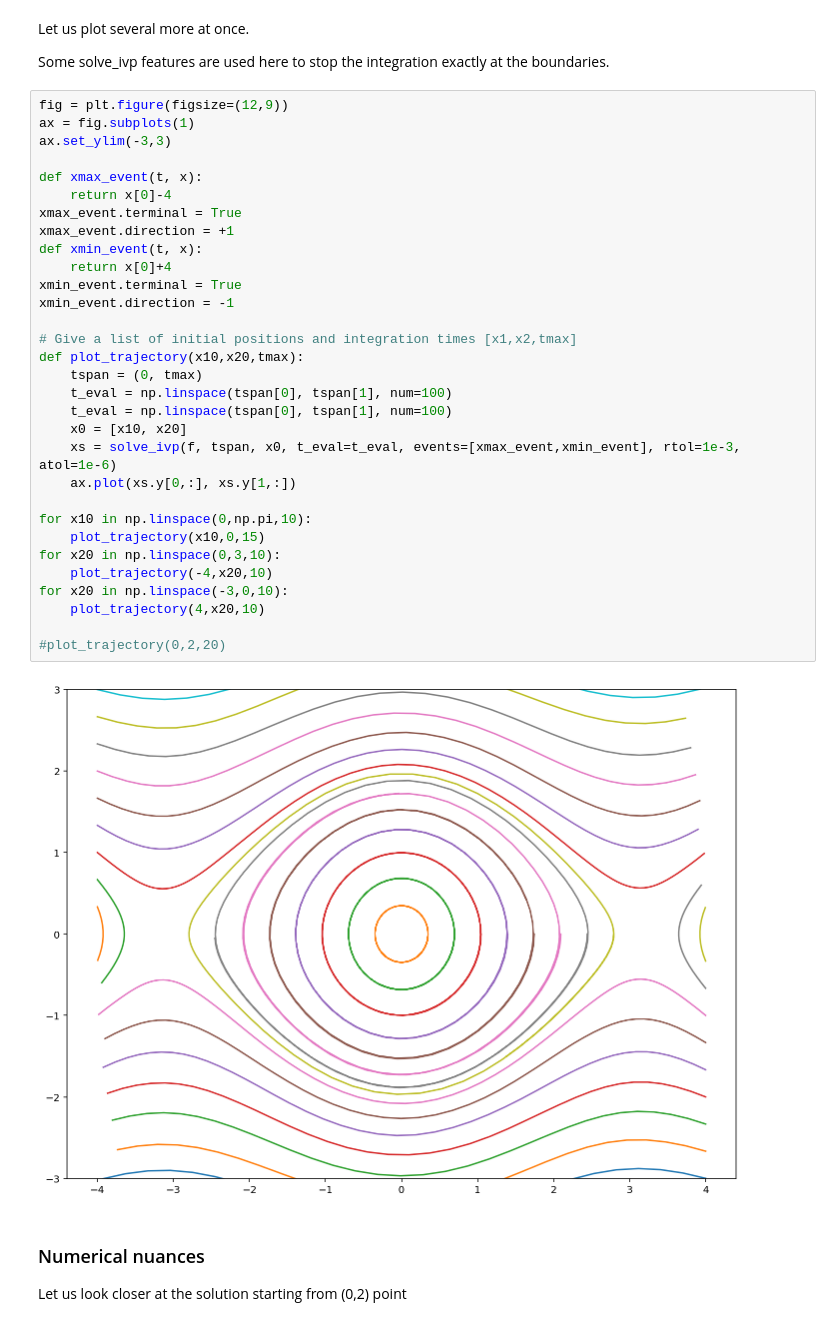
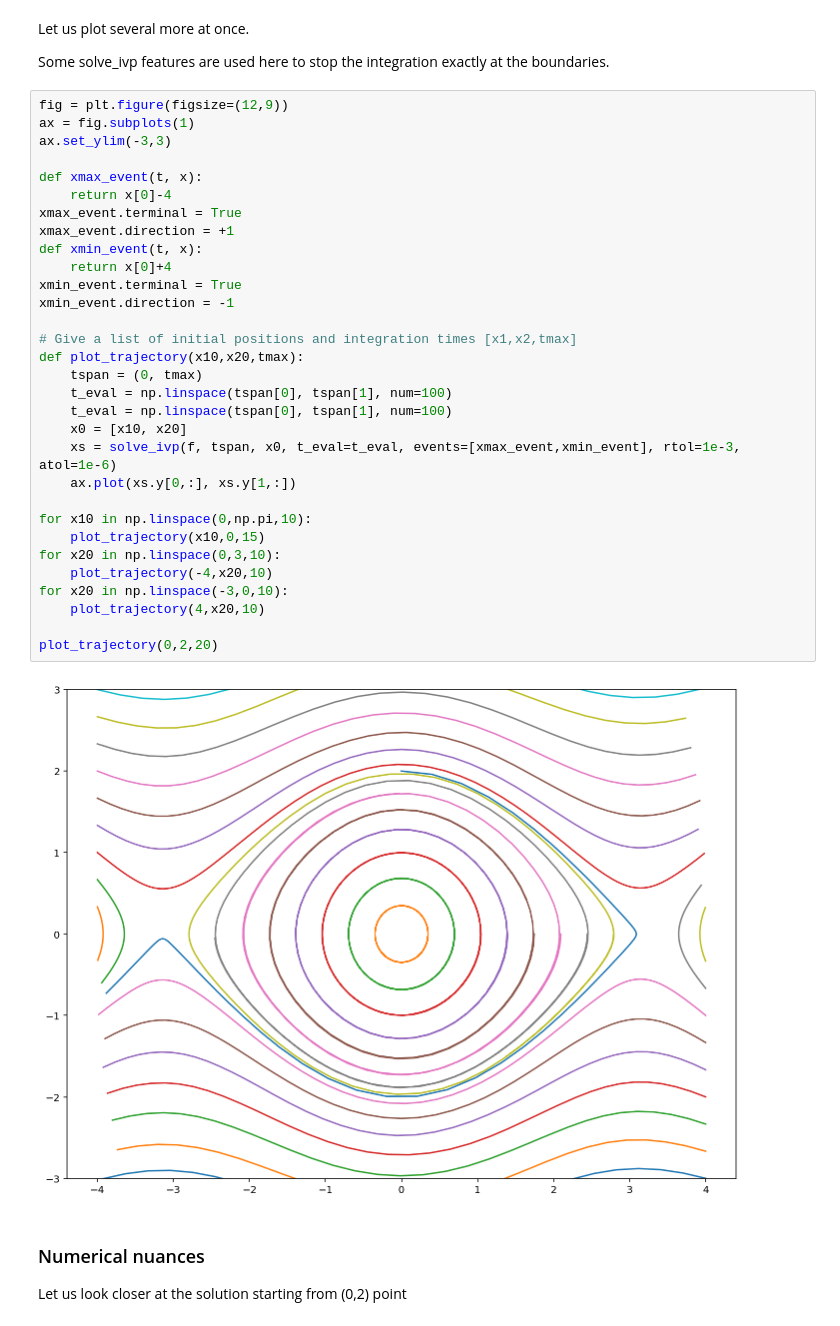
Before and after one commit to fedxa/PHYS30471, a Jupyter notebook: ODE_2D_pendulum.ipynb, the cells around one changed output. Drawn from its saved outputs; the diff is of its cells as text.

```diff
--- a/ODE_2D_pendulum.ipynb
+++ b/ODE_2D_pendulum.ipynb
@@ -162,35 +160,35 @@ Some solve_ivp features are used here to stop the integration exactly at the bou
 fig = plt.figure(figsize=(12,9))
 ax = fig.subplots(1)
 ax.set_ylim(-3,3)
 
 def xmax_event(t, x):
     return x[0]-4
 xmax_event.terminal = True
 xmax_event.direction = +1
 def xmin_event(t, x):
     return x[0]+4
 xmin_event.terminal = True
 xmin_event.direction = -1
 
 # Give a list of initial positions and integration times [x1,x2,tmax]
 def plot_trajectory(x10,x20,tmax):
     tspan = (0, tmax)
     t_eval = np.linspace(tspan[0], tspan[1], num=100)
     t_eval = np.linspace(tspan[0], tspan[1], num=100)
     x0 = [x10, x20]
     xs = solve_ivp(f, tspan, x0, t_eval=t_eval, events=[xmax_event,xmin_event], rtol=1e-3, atol=1e-6)
     ax.plot(xs.y[0,:], xs.y[1,:])
 
 for x10 in np.linspace(0,np.pi,10):
     plot_trajectory(x10,0,15)
 for x20 in np.linspace(0,3,10):
     plot_trajectory(-4,x20,10)
 for x20 in np.linspace(-3,0,10):
     plot_trajectory(4,x20,10)
 
-#plot_trajectory(0,2,20)
+plot_trajectory(0,2,20)
 # %% [output]
-[figure, old version]
+[figure, new version]
 # %% [markdown]
 ### Numerical nuances
 
```
Also changed, not shown: parts of 2 cells of this notebook, 1 other file.
